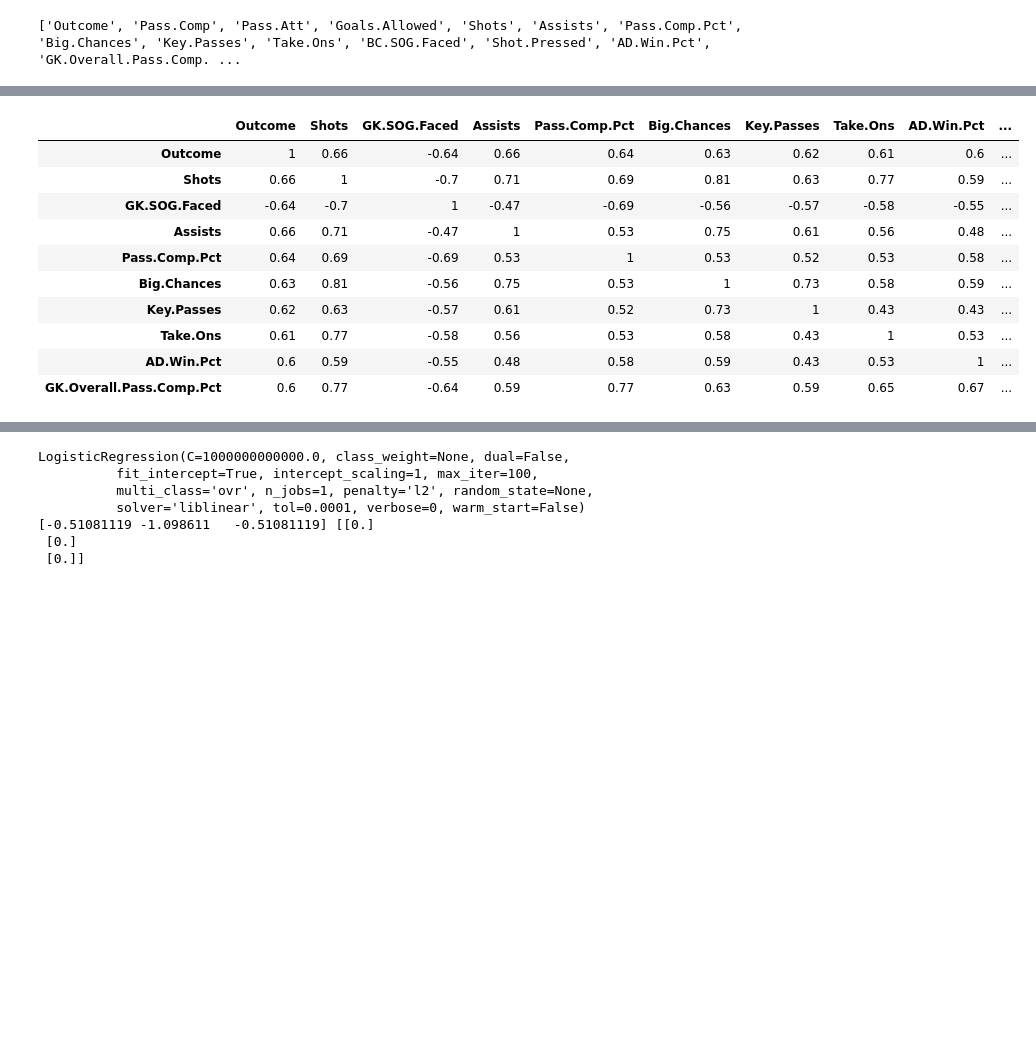
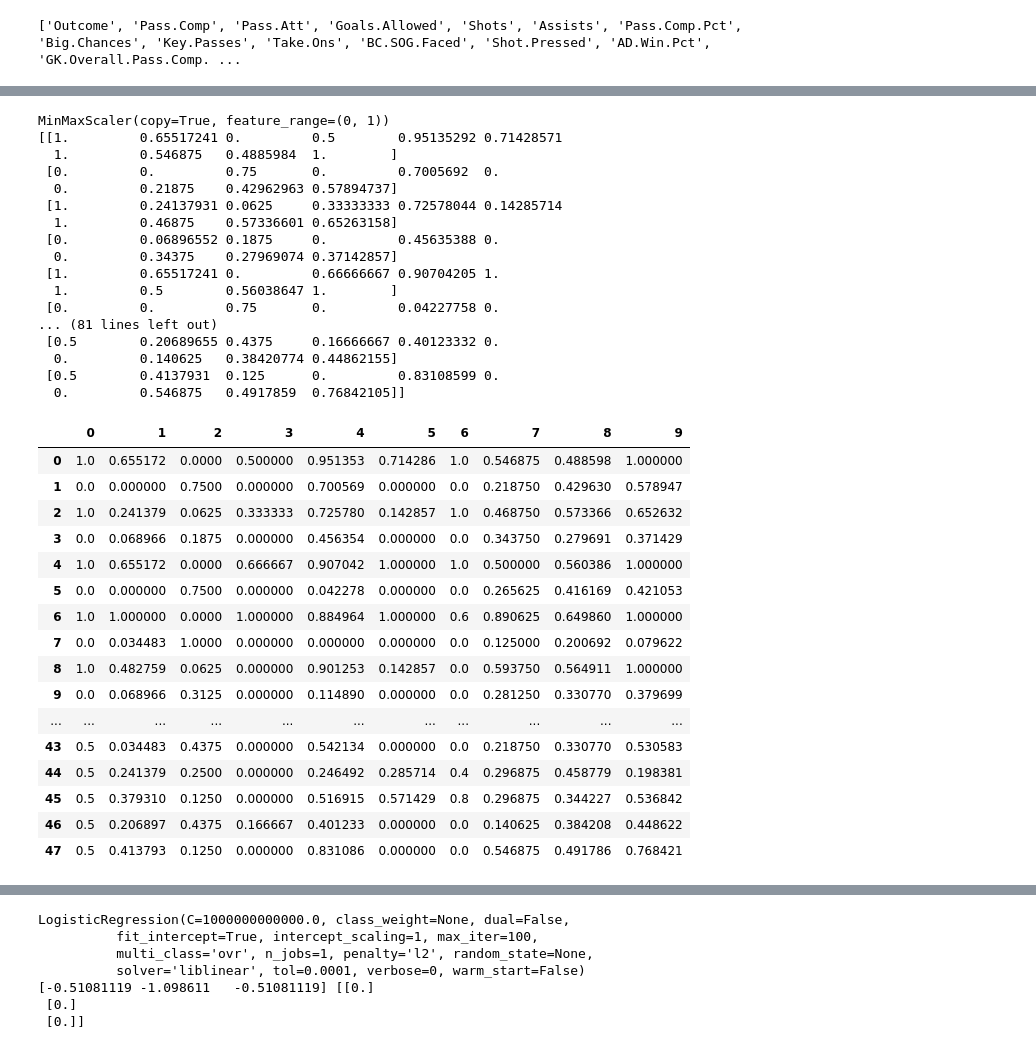
Before and after one commit to lundarmodel/bootcamp_final, a Jupyter notebook: james_jupyter_playground.ipynb, the cells around one changed output, grey strips where cells are left out. Cells and saved outputs as stored; diff of their text form; code cells hidden in the pictures; blank space fills up the shorter version.

```diff
--- a/james_jupyter_playground.ipynb
+++ b/james_jupyter_playground.ipynb
@@ -105,19 +102,49 @@ print(ranks) #Print them in order. Also a nice way to get a properly formatted v
 # %%
+from sklearn import preprocessing
+
 #df = df_base[["Outcome","Shots", "Shot.Accuracy", "Shot.GK.Stop", "Shot.Def.Stop", "Shot.Pressed", "Pct.Shots.Pressed", "Assists", "Key.Passes", "Key.Assists", "Big.Chances", "BC.Conversion.Pct", "BC.SOG", "Pass.Comp", "Pass.Att", "Pass.Comp.Pct", "Cross.Comp.Pct", "Through.Comp.Pct", "Throw.In.Comp.Pct", "CK.Comp.Pct", "FK.Pass.Att", "FK.Shot", "Take.Ons", "TO.Win.Pct", "Dispossessed", "Lost.Touches", "Aerial.Duels", "AD.Win.Pct", "Tackles", "Recoveries", "Interceptions", "Blocks", "Ball.Shields", "Yellow.Cards", "Red.Cards", "Saves", "Goals.Allowed", "BC.SOG.Faced", "BC.Saves", "High.Balls.Faced", "HB.Won", "HB.Lost", "Crosses.Faced", "Corner.Kicks.Faced", "Free.Kicks.Faced", "Smothers.Won", "Smothers.Lost", "GK.Overall.Pass.Comp.Pct", "GK.Throw.Comp.Pct", "GK.Drop.Kick.Comp.Pct", "GKFK.Comp.Pct"]]
 df = df_base[["Outcome", "Shots", "GK.SOG.Faced","Assists", "Pass.Comp.Pct", "Big.Chances", "Key.Passes", "Take.Ons", "AD.Win.Pct", "GK.Overall.Pass.Comp.Pct"]]
 df = df.dropna()
-#Produce a correlecation matrix for exploration
-corr = df.corr()
-corr.style.background_gradient().set_precision(2)
+
+min_max_scaler = preprocessing.MinMaxScaler()
+print(min_max_scaler)
+np_scaled = min_max_scaler.fit_transform(df)
+print(np_scaled)
+df_normalized = pd.DataFrame(np_scaled)
+df=df_normalized
+df_normalized
 # %% [output]
+MinMaxScaler(copy=True, feature_range=(0, 1))
+[[1.         0.65517241 0.         0.5        0.95135292 0.71428571
+  1.         0.546875   0.4885984  1.        ]
+ [0.         0.         0.75       0.         0.7005692  0.
+  0.         0.21875    0.42962963 0.57894737]
+ [1.         0.24137931 0.0625     0.33333333 0.72578044 0.14285714
+  1.         0.46875    0.57336601 0.65263158]
+ [0.         0.06896552 0.1875     0.         0.45635388 0.
+  0.         0.34375    0.27969074 0.37142857]
+ [1.         0.65517241 0.         0.66666667 0.90704205 1.
+  1.         0.5        0.56038647 1.        ]
+ [0.         0.         0.75       0.         0.04227758 0.
+... (81 lines left out)
+ [0.5        0.20689655 0.4375     0.16666667 0.40123332 0.
+  0.         0.140625   0.38420774 0.44862155]
+ [0.5        0.4137931  0.125      0.         0.83108599 0.
+  0.         0.546875   0.4917859  0.76842105]]
-|  | Outcome | Shots | GK.SOG.Faced | Assists | Pass.Comp.Pct | Big.Chances | Key.Passes | Take.Ons | AD.Win.Pct | ... |
-| Outcome | 1 | 0.66 | -0.64 | 0.66 | 0.64 | 0.63 | 0.62 | 0.61 | 0.6 | ... |
-| Shots | 0.66 | 1 | -0.7 | 0.71 | 0.69 | 0.81 | 0.63 | 0.77 | 0.59 | ... |
-| GK.SOG.Faced | -0.64 | -0.7 | 1 | -0.47 | -0.69 | -0.56 | -0.57 | -0.58 | -0.55 | ... |
-| Assists | 0.66 | 0.71 | -0.47 | 1 | 0.53 | 0.75 | 0.61 | 0.56 | 0.48 | ... |
-| Pass.Comp.Pct | 0.64 | 0.69 | -0.69 | 0.53 | 1 | 0.53 | 0.52 | 0.53 | 0.58 | ... |
-| Big.Chances | 0.63 | 0.81 | -0.56 | 0.75 | 0.53 | 1 | 0.73 | 0.58 | 0.59 | ... |
-| Key.Passes | 0.62 | 0.63 | -0.57 | 0.61 | 0.52 | 0.73 | 1 | 0.43 | 0.43 | ... |
-| Take.Ons | 0.61 | 0.77 | -0.58 | 0.56 | 0.53 | 0.58 | 0.43 | 1 | 0.53 | ... |
-| AD.Win.Pct | 0.6 | 0.59 | -0.55 | 0.48 | 0.58 | 0.59 | 0.43 | 0.53 | 1 | ... |
-| GK.Overall.Pass.Comp.Pct | 0.6 | 0.77 | -0.64 | 0.59 | 0.77 | 0.63 | 0.59 | 0.65 | 0.67 | ... |
+|  | 0 | 1 | 2 | 3 | 4 | 5 | 6 | 7 | 8 | 9 |
+| 0 | 1.0 | 0.655172 | 0.0000 | 0.500000 | 0.951353 | 0.714286 | 1.0 | 0.546875 | 0.488598 | 1.000000 |
+| 1 | 0.0 | 0.000000 | 0.7500 | 0.000000 | 0.700569 | 0.000000 | 0.0 | 0.218750 | 0.429630 | 0.578947 |
+| 2 | 1.0 | 0.241379 | 0.0625 | 0.333333 | 0.725780 | 0.142857 | 1.0 | 0.468750 | 0.573366 | 0.652632 |
+| 3 | 0.0 | 0.068966 | 0.1875 | 0.000000 | 0.456354 | 0.000000 | 0.0 | 0.343750 | 0.279691 | 0.371429 |
+| 4 | 1.0 | 0.655172 | 0.0000 | 0.666667 | 0.907042 | 1.000000 | 1.0 | 0.500000 | 0.560386 | 1.000000 |
+| 5 | 0.0 | 0.000000 | 0.7500 | 0.000000 | 0.042278 | 0.000000 | 0.0 | 0.265625 | 0.416169 | 0.421053 |
+| 6 | 1.0 | 1.000000 | 0.0000 | 1.000000 | 0.884964 | 1.000000 | 0.6 | 0.890625 | 0.649860 | 1.000000 |
+| 7 | 0.0 | 0.034483 | 1.0000 | 0.000000 | 0.000000 | 0.000000 | 0.0 | 0.125000 | 0.200692 | 0.079622 |
+| 8 | 1.0 | 0.482759 | 0.0625 | 0.000000 | 0.901253 | 0.142857 | 0.0 | 0.593750 | 0.564911 | 1.000000 |
+| 9 | 0.0 | 0.068966 | 0.3125 | 0.000000 | 0.114890 | 0.000000 | 0.0 | 0.281250 | 0.330770 | 0.379699 |
+| ... | ... | ... | ... | ... | ... | ... | ... | ... | ... | ... |
+| 43 | 0.5 | 0.034483 | 0.4375 | 0.000000 | 0.542134 | 0.000000 | 0.0 | 0.218750 | 0.330770 | 0.530583 |
+| 44 | 0.5 | 0.241379 | 0.2500 | 0.000000 | 0.246492 | 0.285714 | 0.4 | 0.296875 | 0.458779 | 0.198381 |
+| 45 | 0.5 | 0.379310 | 0.1250 | 0.000000 | 0.516915 | 0.571429 | 0.8 | 0.296875 | 0.344227 | 0.536842 |
+| 46 | 0.5 | 0.206897 | 0.4375 | 0.166667 | 0.401233 | 0.000000 | 0.0 | 0.140625 | 0.384208 | 0.448622 |
+| 47 | 0.5 | 0.413793 | 0.1250 | 0.000000 | 0.831086 | 0.000000 | 0.0 | 0.546875 | 0.491786 | 0.768421 |
```
Also changed, not shown: parts of 9 cells of this notebook, 4 other files.
